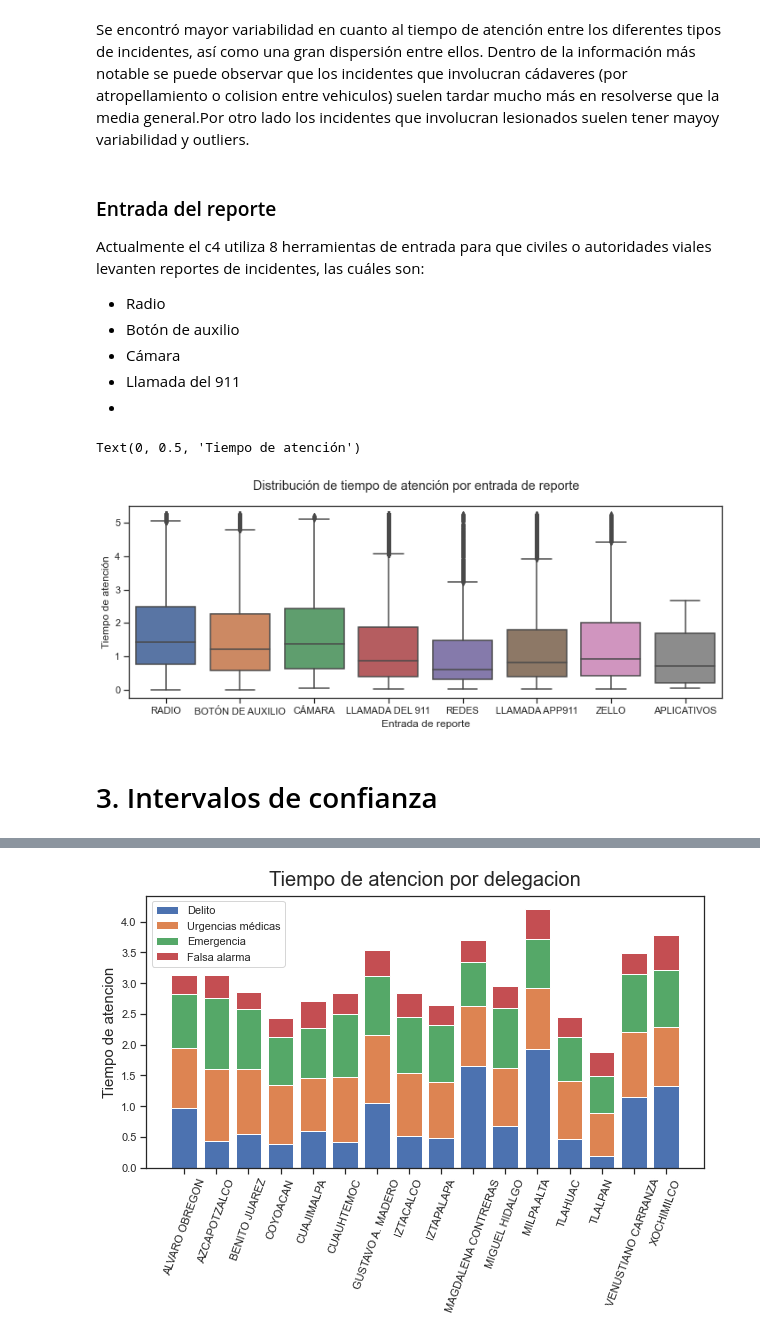
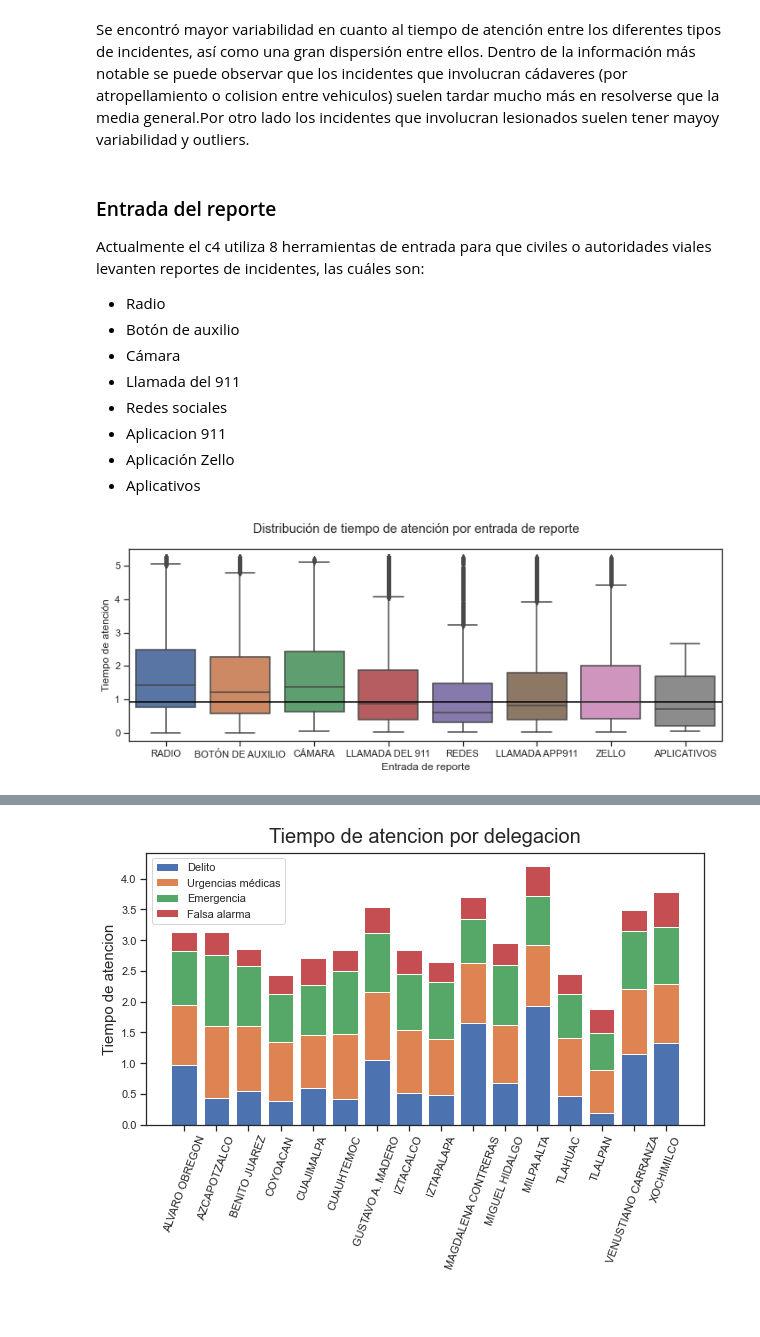
Before and after one commit to Mario-16180/BEDU-M4-DataAnalysisProject-CarAccidents, a Jupyter notebook: Fer.ipynb, the cells around one changed output, grey strips where cells are left out. Drawn from its saved outputs; the diff is of its cells as text; code cells hidden in the pictures; blank space fills up the shorter version.

```diff
--- a/Fer.ipynb
+++ b/Fer.ipynb
@@ -493,7 +493,10 @@ Actualmente el c4 utiliza 8 herramientas de entrada para que civiles o autoridad
 * Botón de auxilio
 * Cámara
 * Llamada del 911
-*
+* Redes sociales
+* Aplicacion 911
+* Aplicación Zello
+* Aplicativos
 # %%
 by_entrada = df_filtered.groupby('folio')[['tiempo_atencion', 'latitud', 'longitud']].last()
 entrada = df.groupby('folio')['tipo_entrada'].last()
@@ -501,11 +504,9 @@ merged = by_clase.merge(entrada, left_index=True, right_index=True)
 # %%
 plt.figure(figsize=(12, 4))
 sns.boxplot(data=merged, x='tipo_entrada', y='tiempo_atencion');
-plt.suptitle('Distribución de tiempo de atención por entrada de reporte')
-plt.xlabel('Entrada de reporte')
-plt.ylabel('Tiempo de atención')
+plt.suptitle('Distribución de tiempo de atención por entrada de reporte');
+plt.xlabel('Entrada de reporte');
+plt.ylabel('Tiempo de atención');
+plt.axhline(ta_filtered.median(), color='#000000');
 # %% [output]
-Text(0, 0.5, 'Tiempo de atención')
-[figure, old version]
+[figure, new version]
-# %% [markdown]
-# 3. Intervalos de confianza
```
Also changed, not shown: parts of 22 cells of this notebook.
